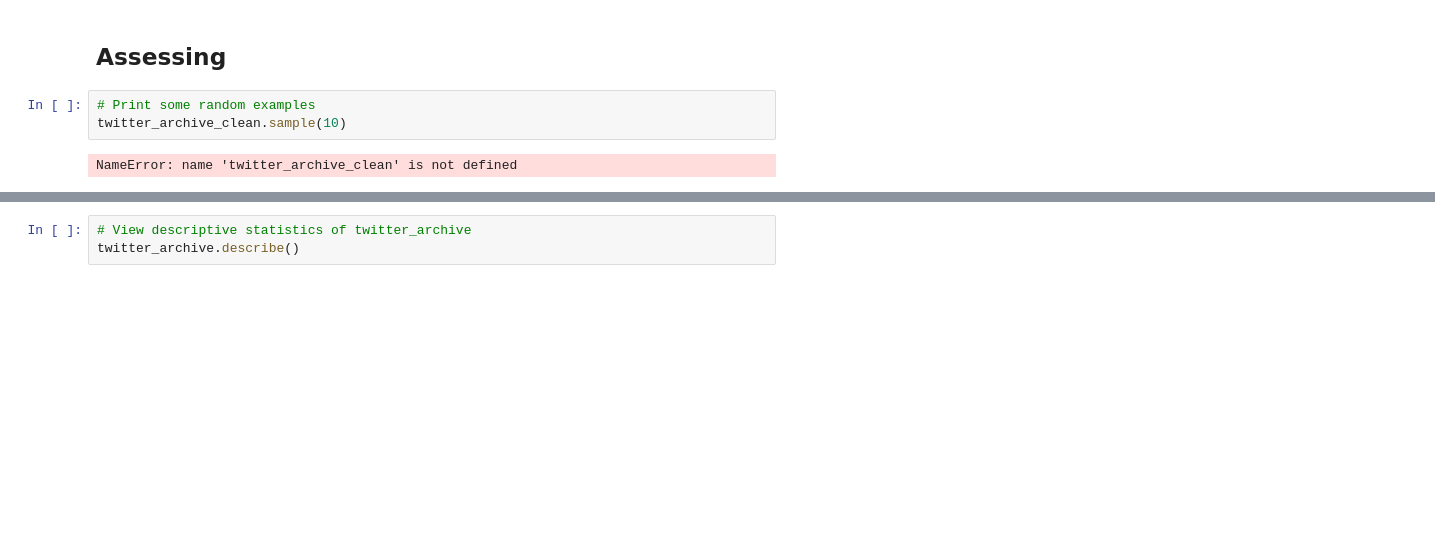
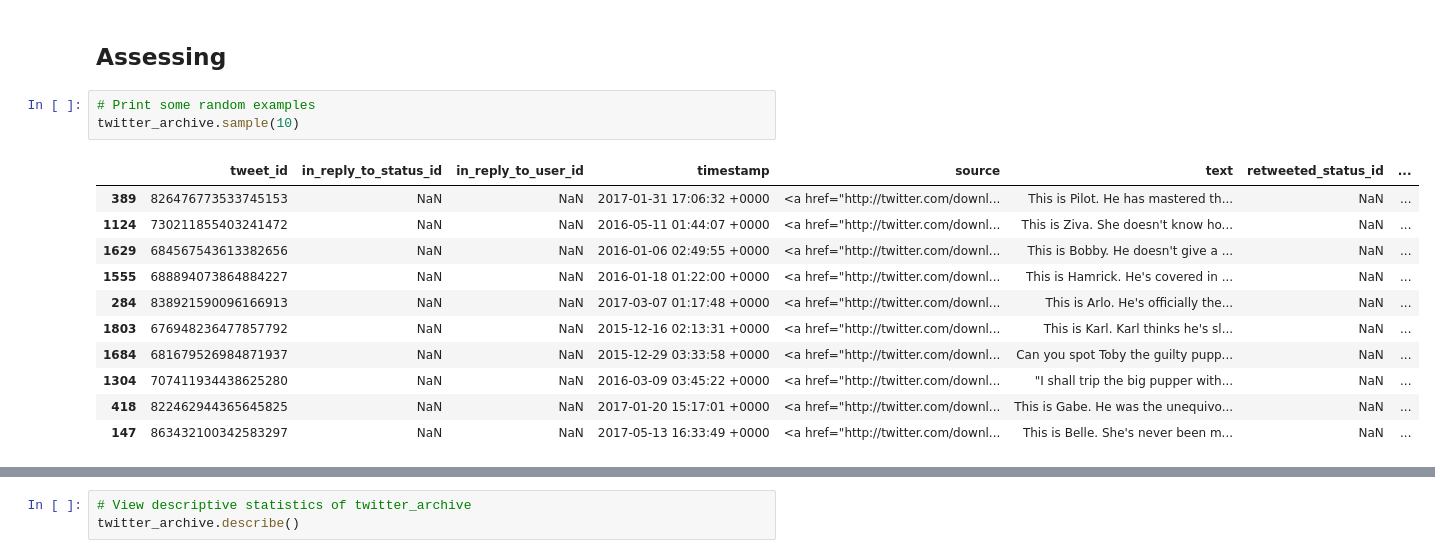
Before and after one commit to abodacs/Wrangle-and-Analyze-Data-DAND-project, a Jupyter notebook: wrangle_act.ipynb, the cells around one changed output, grey strips where cells are left out. Saved outputs shown, nothing was run; the diff lists cells and outputs as text; blank space fills up the shorter version.

```diff
--- a/wrangle_act.ipynb
+++ b/wrangle_act.ipynb
@@ -198,9 +200,19 @@ Gathering is the first step in the data wrangling process.
 ## Assessing
 # %%
 # Print some random examples
-twitter_archive_clean.sample(10)
+twitter_archive.sample(10)
 # %% [output]
-NameError: name 'twitter_archive_clean' is not defined
+|  | tweet_id | in_reply_to_status_id | in_reply_to_user_id | timestamp | source | text | retweeted_status_id | ... |
+| 389 | 826476773533745153 | NaN | NaN | 2017-01-31 17:06:32 +0000 | <a href="http://twitter.com/downl... | This is Pilot. He has mastered th... | NaN | ... |
+| 1124 | 730211855403241472 | NaN | NaN | 2016-05-11 01:44:07 +0000 | <a href="http://twitter.com/downl... | This is Ziva. She doesn't know ho... | NaN | ... |
+| 1629 | 684567543613382656 | NaN | NaN | 2016-01-06 02:49:55 +0000 | <a href="http://twitter.com/downl... | This is Bobby. He doesn't give a ... | NaN | ... |
+| 1555 | 688894073864884227 | NaN | NaN | 2016-01-18 01:22:00 +0000 | <a href="http://twitter.com/downl... | This is Hamrick. He's covered in ... | NaN | ... |
+| 284 | 838921590096166913 | NaN | NaN | 2017-03-07 01:17:48 +0000 | <a href="http://twitter.com/downl... | This is Arlo. He's officially the... | NaN | ... |
+| 1803 | 676948236477857792 | NaN | NaN | 2015-12-16 02:13:31 +0000 | <a href="http://twitter.com/downl... | This is Karl. Karl thinks he's sl... | NaN | ... |
+| 1684 | 681679526984871937 | NaN | NaN | 2015-12-29 03:33:58 +0000 | <a href="http://twitter.com/downl... | Can you spot Toby the guilty pupp... | NaN | ... |
+| 1304 | 707411934438625280 | NaN | NaN | 2016-03-09 03:45:22 +0000 | <a href="http://twitter.com/downl... | "I shall trip the big pupper with... | NaN | ... |
+| 418 | 822462944365645825 | NaN | NaN | 2017-01-20 15:17:01 +0000 | <a href="http://twitter.com/downl... | This is Gabe. He was the unequivo... | NaN | ... |
+| 147 | 863432100342583297 | NaN | NaN | 2017-05-13 16:33:49 +0000 | <a href="http://twitter.com/downl... | This is Belle. She's never been m... | NaN | ... |
 # %%
 # Assessing the data programmaticaly
 twitter_archive.info()
```
Also changed, not shown: parts of 23 cells of this notebook, 4 other files.
